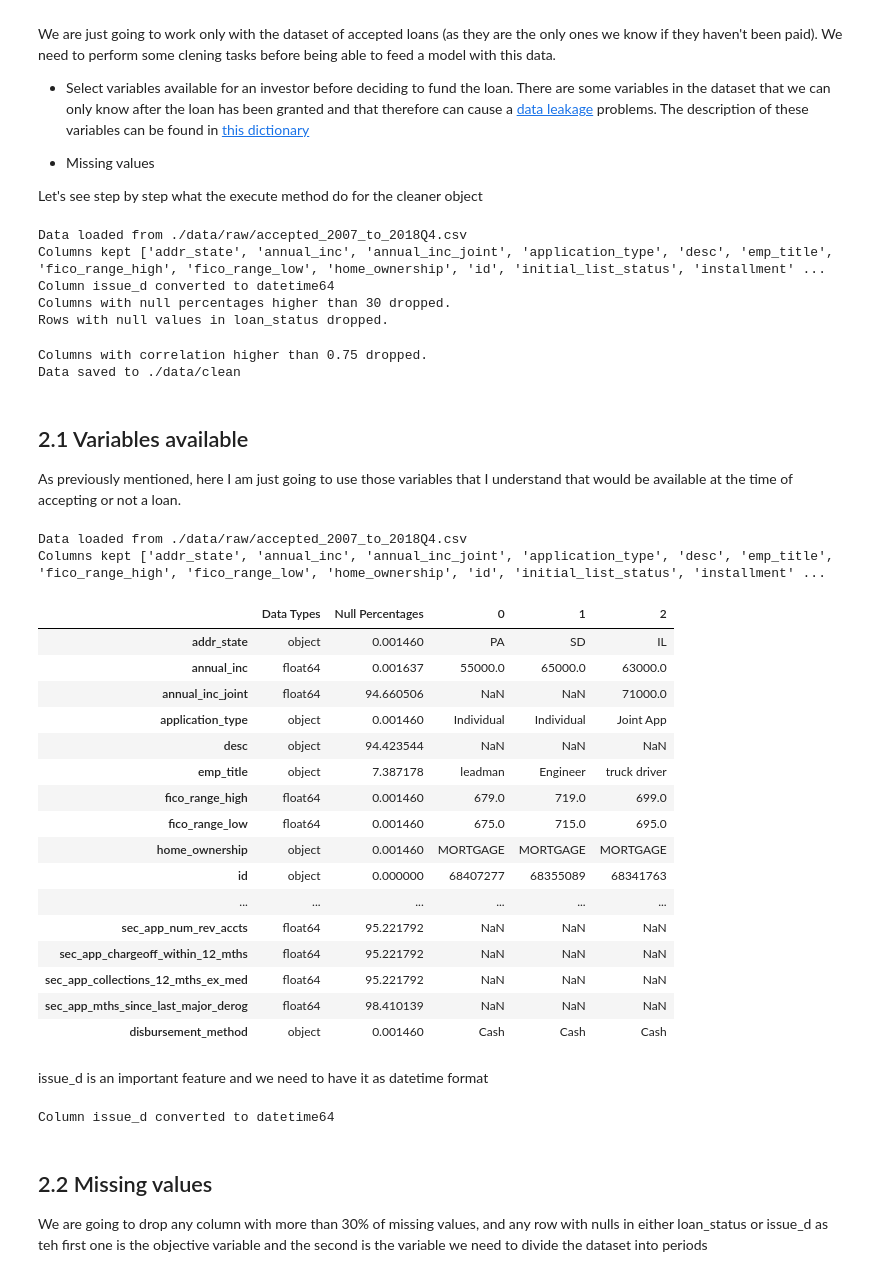
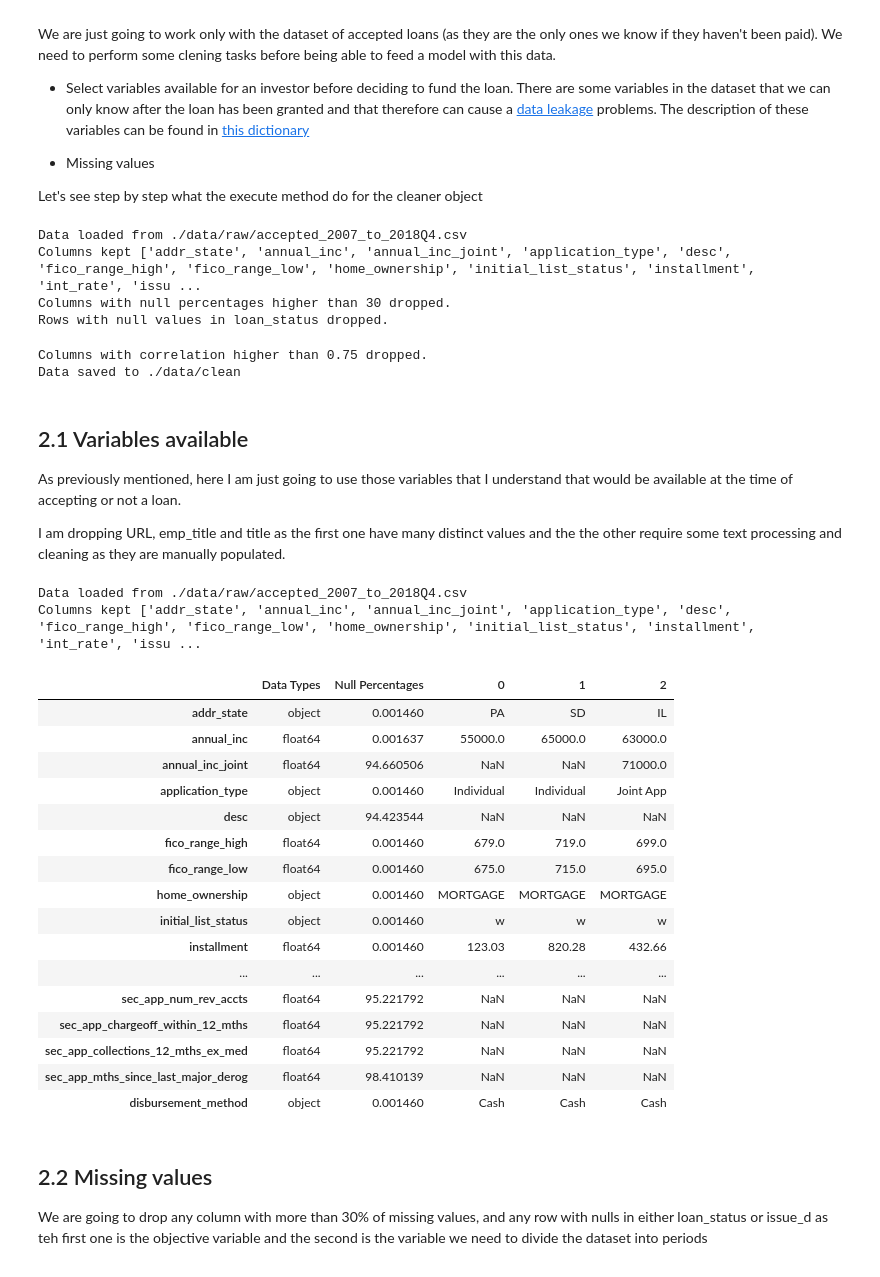
Before and after one commit to alexprieto-aily/TFM_MLOps, a Jupyter notebook: mlflow_project/src/data_preprocessing.ipynb, the cells around one changed output. Saved outputs shown, nothing was run; the diff lists cells and outputs as text; code cells hidden in the pictures.

Commit message:
feature engineer finished

```diff
--- a/mlflow_project/src/data_preprocessing.ipynb
+++ b/mlflow_project/src/data_preprocessing.ipynb
@@ -52,16 +52,14 @@ Let's see step by step what the execute method do for the cleaner object
 cleaner_name = "cleaner"
 columns_to_keep =  pd.read_csv('src/available_features.csv')
 columns_to_keep = columns_to_keep['features'].tolist()
-columns_to_change = {
-    "issue_d": "datetime64"
-}
+date_cols=['issue_d']
 
 cleaner = Cleaner(
     name=cleaner_name
     , raw_data_path = RAW_DATA_PATH
+    , date_cols = date_cols
     , columns_to_keep = columns_to_keep
     , destination_directory = CLEAN_DATA_FOLDER_NAME
-    , dict_columns_dtypes=columns_to_change
     , null_threshold=30
     , target_variable='loan_status'
     , max_corr=0.75)
@@ -69,8 +67,7 @@ cleaner = Cleaner(
 cleaner.execute()
 # %% [output]
 Data loaded from ./data/raw/accepted_2007_to_2018Q4.csv
-Columns kept ['addr_state', 'annual_inc', 'annual_inc_joint', 'application_type', 'desc', 'emp_title', 'fico_range_high', 'fico_range_low', 'home_ownership', 'id', 'initial_list_status', 'installment' ...
-Column issue_d converted to datetime64
+Columns kept ['addr_state', 'annual_inc', 'annual_inc_joint', 'application_type', 'desc', 'fico_range_high', 'fico_range_low', 'home_ownership', 'initial_list_status', 'installment', 'int_rate', 'issu ...
 Columns with null percentages higher than 30 dropped.
 Rows with null values in loan_status dropped.
 Columns with correlation higher than 0.75 dropped.
@@ -78,36 +75,32 @@ Data saved to ./data/clean
 # %% [markdown]
 ## 2.1 Variables available
 As previously mentioned, here I am just going to use those variables that I understand that would be available at the time of accepting or not a loan.
+
+I am dropping URL, emp_title and title as the first one have many distinct values and the the other require some text processing and cleaning as they are manually populated.
 # %%
-cleaner.load_data(RAW_DATA_PATH)
+cleaner.load_data(RAW_DATA_PATH, date_cols)
 cleaner._keep_columns(columns_to_keep)
 cleaner.check_data()
 # %% [output]
 Data loaded from ./data/raw/accepted_2007_to_2018Q4.csv
-Columns kept ['addr_state', 'annual_inc', 'annual_inc_joint', 'application_type', 'desc', 'emp_title', 'fico_range_high', 'fico_range_low', 'home_ownership', 'id', 'initial_list_status', 'installment' ...
+Columns kept ['addr_state', 'annual_inc', 'annual_inc_joint', 'application_type', 'desc', 'fico_range_high', 'fico_range_low', 'home_ownership', 'initial_list_status', 'installment', 'int_rate', 'issu ...
 |  | Data Types | Null Percentages | 0 | 1 | 2 |
 | addr_state | object | 0.001460 | PA | SD | IL |
 | annual_inc | float64 | 0.001637 | 55000.0 | 65000.0 | 63000.0 |
 | annual_inc_joint | float64 | 94.660506 | NaN | NaN | 71000.0 |
 | application_type | object | 0.001460 | Individual | Individual | Joint App |
 | desc | object | 94.423544 | NaN | NaN | NaN |
-| emp_title | object | 7.387178 | leadman | Engineer | truck driver |
 | fico_range_high | float64 | 0.001460 | 679.0 | 719.0 | 699.0 |
 | fico_range_low | float64 | 0.001460 | 675.0 | 715.0 | 695.0 |
 | home_ownership | object | 0.001460 | MORTGAGE | MORTGAGE | MORTGAGE |
-| id | object | 0.000000 | 68407277 | 68355089 | 68341763 |
+| initial_list_status | object | 0.001460 | w | w | w |
+| installment | float64 | 0.001460 | 123.03 | 820.28 | 432.66 |
 | ... | ... | ... | ... | ... | ... |
 | sec_app_num_rev_accts | float64 | 95.221792 | NaN | NaN | NaN |
 | sec_app_chargeoff_within_12_mths | float64 | 95.221792 | NaN | NaN | NaN |
 | sec_app_collections_12_mths_ex_med | float64 | 95.221792 | NaN | NaN | NaN |
 | sec_app_mths_since_last_major_derog | float64 | 98.410139 | NaN | NaN | NaN |
 | disbursement_method | object | 0.001460 | Cash | Cash | Cash |
-# %% [markdown]
-issue_d is an important feature and we need to have it as datetime format
-# %%
-cleaner._convert_columns_to_datatype({'issue_d': 'datetime64'})
-# %% [output]
-Column issue_d converted to datetime64
 # %% [markdown]
 ## 2.2 Missing values
 
```
Also changed, not shown: parts of 20 cells of this notebook, 2 other files.
